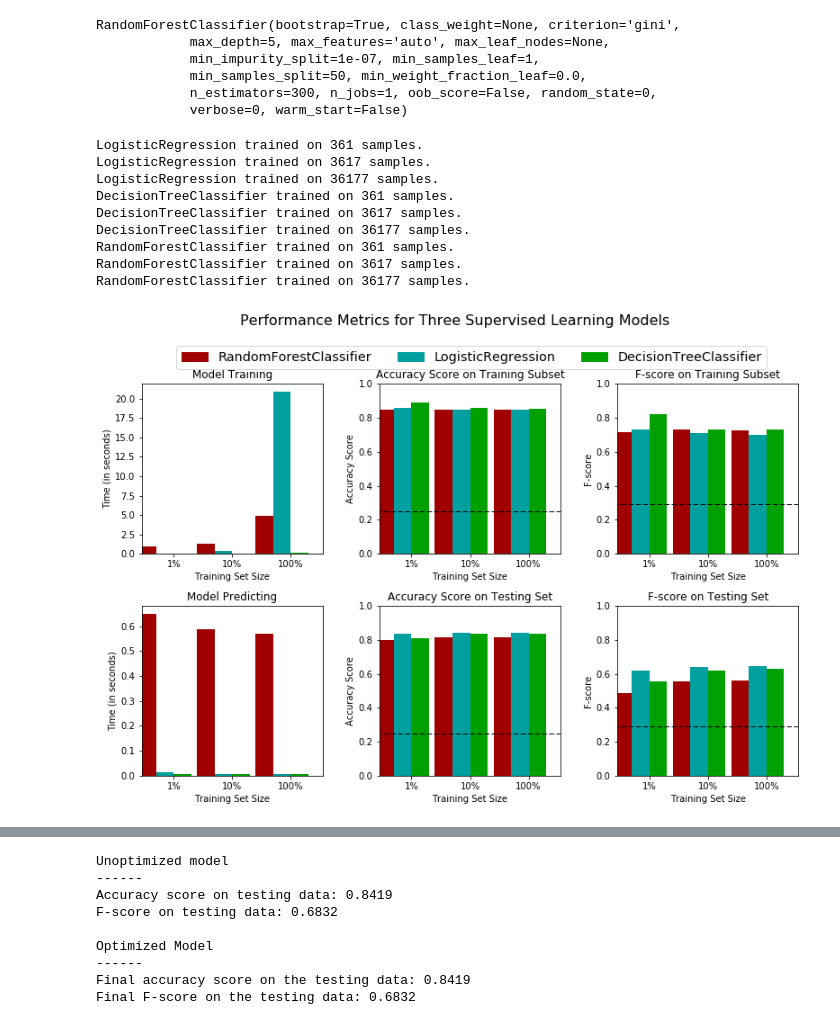
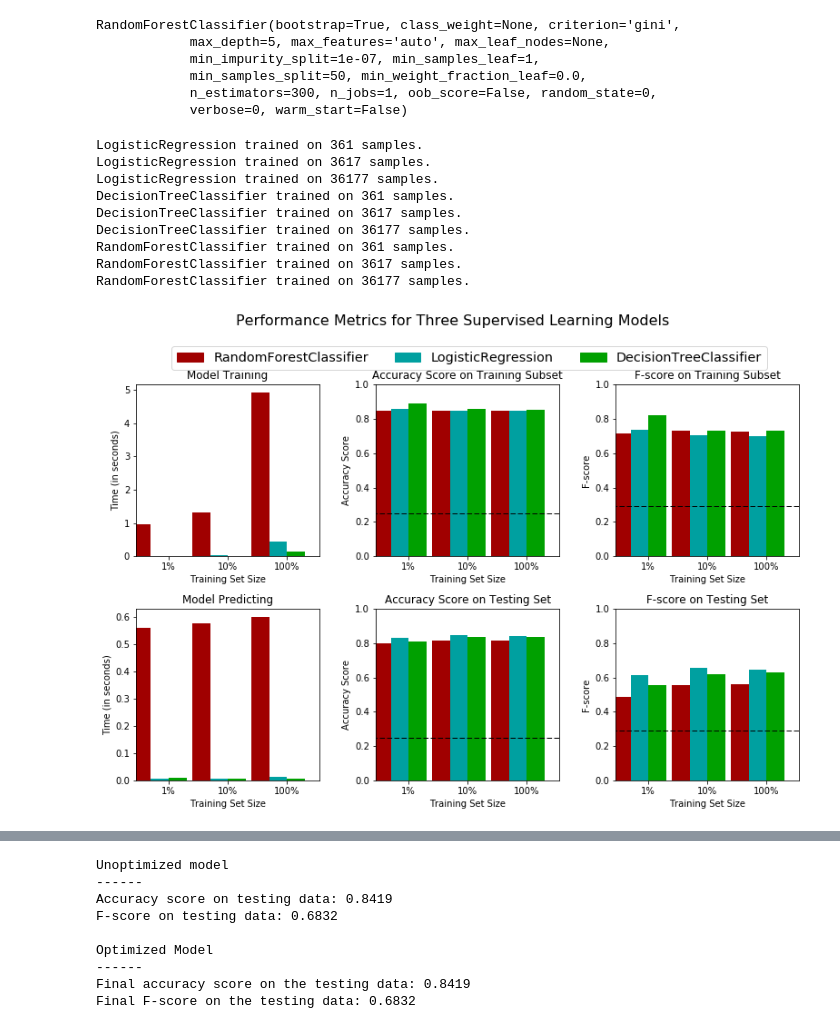
Before and after one commit to tkshim/Finding-Donors-for-Charity, a Jupyter notebook: finding_donors_git.ipynb, the cells around one changed output, grey strips where cells are left out. Saved outputs shown, nothing was run; the diff lists cells and outputs as text; code cells hidden in the pictures.

```diff
--- a/finding_donors_git.ipynb
+++ b/finding_donors_git.ipynb
@@ -523,44 +462,44 @@ RandomForestClassifier(bootstrap=True, class_weight=None, criterion='gini',
 # After Tuning
 #
 
-# TODO: Import the three supervised learning models from sklearn
+#  Import the three supervised learning models from sklearn
 from sklearn.linear_model import LogisticRegression
 from sklearn.tree import DecisionTreeClassifier
 from sklearn.ensemble import RandomForestClassifier
 
 
-# TODO: Initialize the three models
-clf_A = LogisticRegression(random_state= 0, penalty='l1', C=1)
+#  Initialize the three models
+clf_A = LogisticRegression(random_state= 0, penalty='l2', C=1)
 clf_B = DecisionTreeClassifier(random_state= 0, min_samples_split=2, max_depth = 5)
 clf_C = RandomForestClassifier(random_state=0, n_estimators=300, min_samples_split=50, max_depth=5)
 
-# TODO: Calculate the number of samples for 1%, 10%, and 100% of the training data
+#  Calculate the number of samples for 1%, 10%, and 100% of the training data
 # HINT: samples_100 is the entire training set i.e. len(y_train)
 # HINT: samples_10 is 10% of samples_100
 # HINT: samples_1 is 1% of samples_100
 samples_100 = len(y_train)
 samples_10 = int(len(y_train)*0.1)
 samples_1 = int(len(y_train)*0.01)
 
 # Collect results on the learners
 results = {}
 for clf in [clf_A, clf_B, clf_C]:
     clf_name = clf.__class__.__name__
     results[clf_name] = {}
     for i, samples in enumerate([samples_1, samples_10, samples_100]):
         results[clf_name][i] = \
         train_predict(clf, samples, X_train, y_train, X_test, y_test)
 
 # Run metrics visualization for the three supervised learning models chosen
 vs.evaluate(results, accuracy, fscore)
 # %% [output]
 LogisticRegression trained on 361 samples.
 LogisticRegression trained on 3617 samples.
 LogisticRegression trained on 36177 samples.
 DecisionTreeClassifier trained on 361 samples.
 DecisionTreeClassifier trained on 3617 samples.
 DecisionTreeClassifier trained on 36177 samples.
 RandomForestClassifier trained on 361 samples.
 RandomForestClassifier trained on 3617 samples.
 RandomForestClassifier trained on 36177 samples.
-[figure, old version]
+[figure, new version]
```
Also changed, not shown: parts of 46 cells of this notebook, 1 other file.
